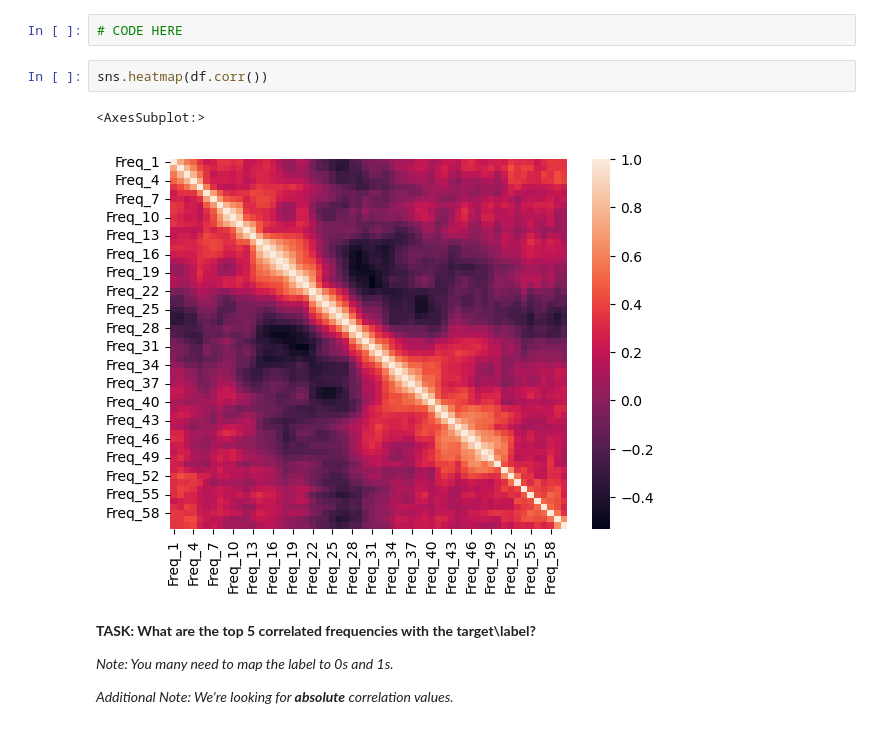
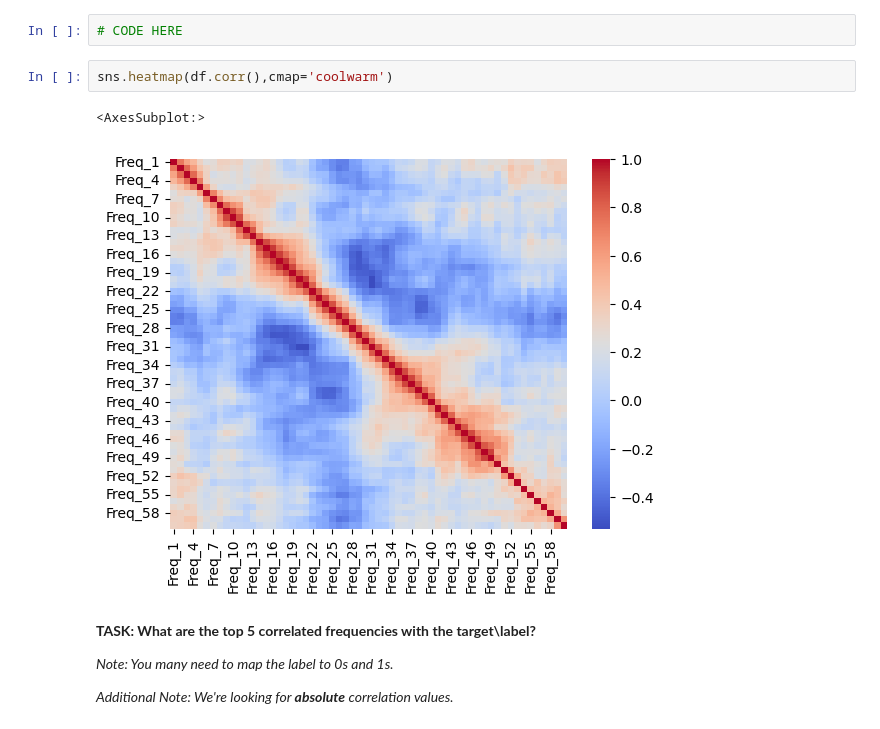
Before and after one commit to DatboiiPuntai/Python-for-Machine-Learning, a Jupyter notebook: 12-K-Nearest-Neighbors/01-KNN-Exercise .ipynb, the cells around one changed output. Drawn from its saved outputs; the diff is of its cells as text.

```diff
--- a/12-K-Nearest-Neighbors/01-KNN-Exercise .ipynb
+++ b/12-K-Nearest-Neighbors/01-KNN-Exercise .ipynb
@@ -55,10 +55,10 @@ df.head()
 # %%
 # CODE HERE
 # %%
-sns.heatmap(df.corr())
+sns.heatmap(df.corr(),cmap='coolwarm')
 # %% [output]
 <AxesSubplot:>
-[figure, old version]
+[figure, new version]
 # %% [markdown]
 **TASK: What are the top 5 correlated frequencies with the target\label?**
 
```
Also changed, not shown: parts of 1 cell of this notebook, 2 other files.
